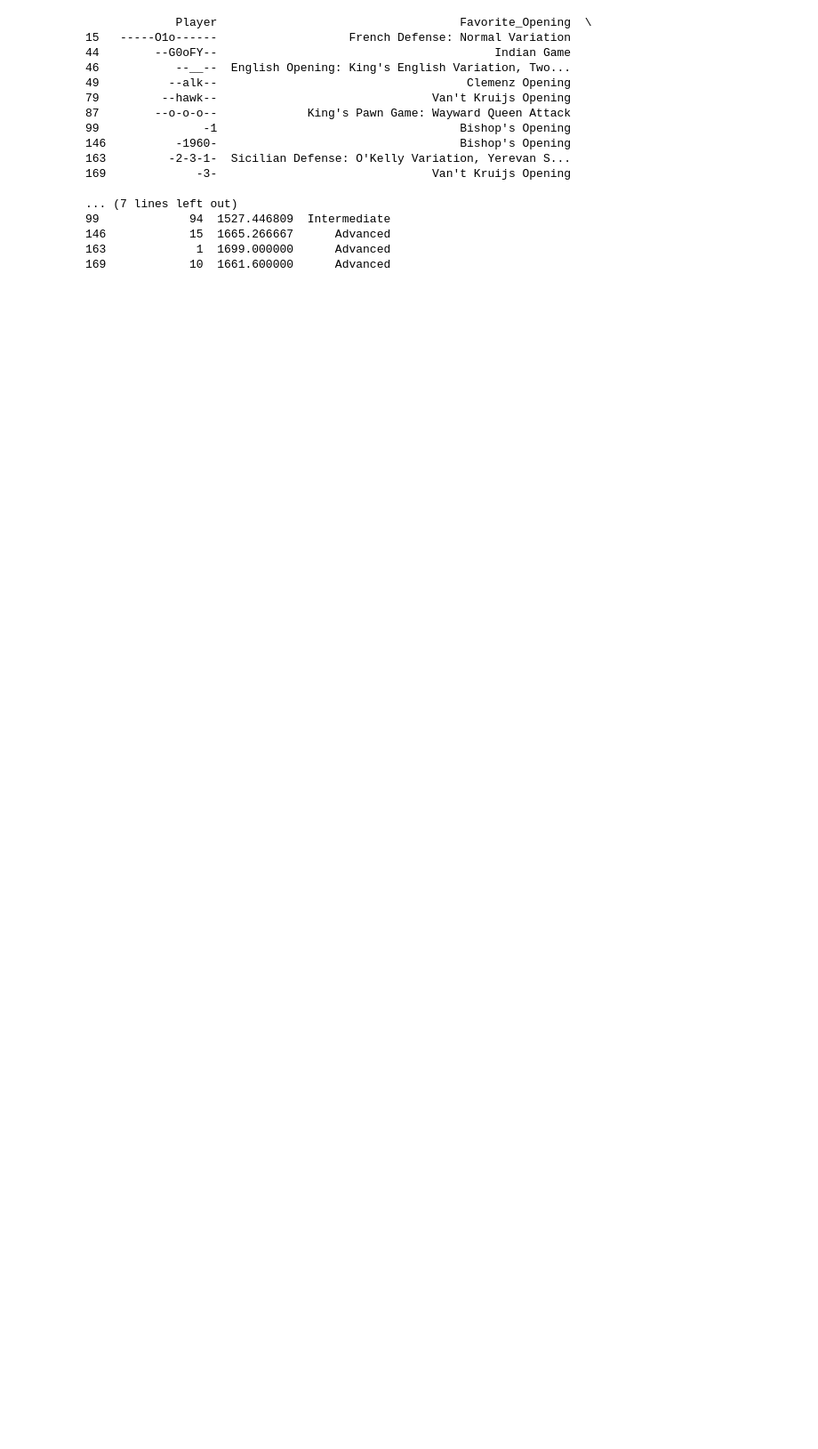
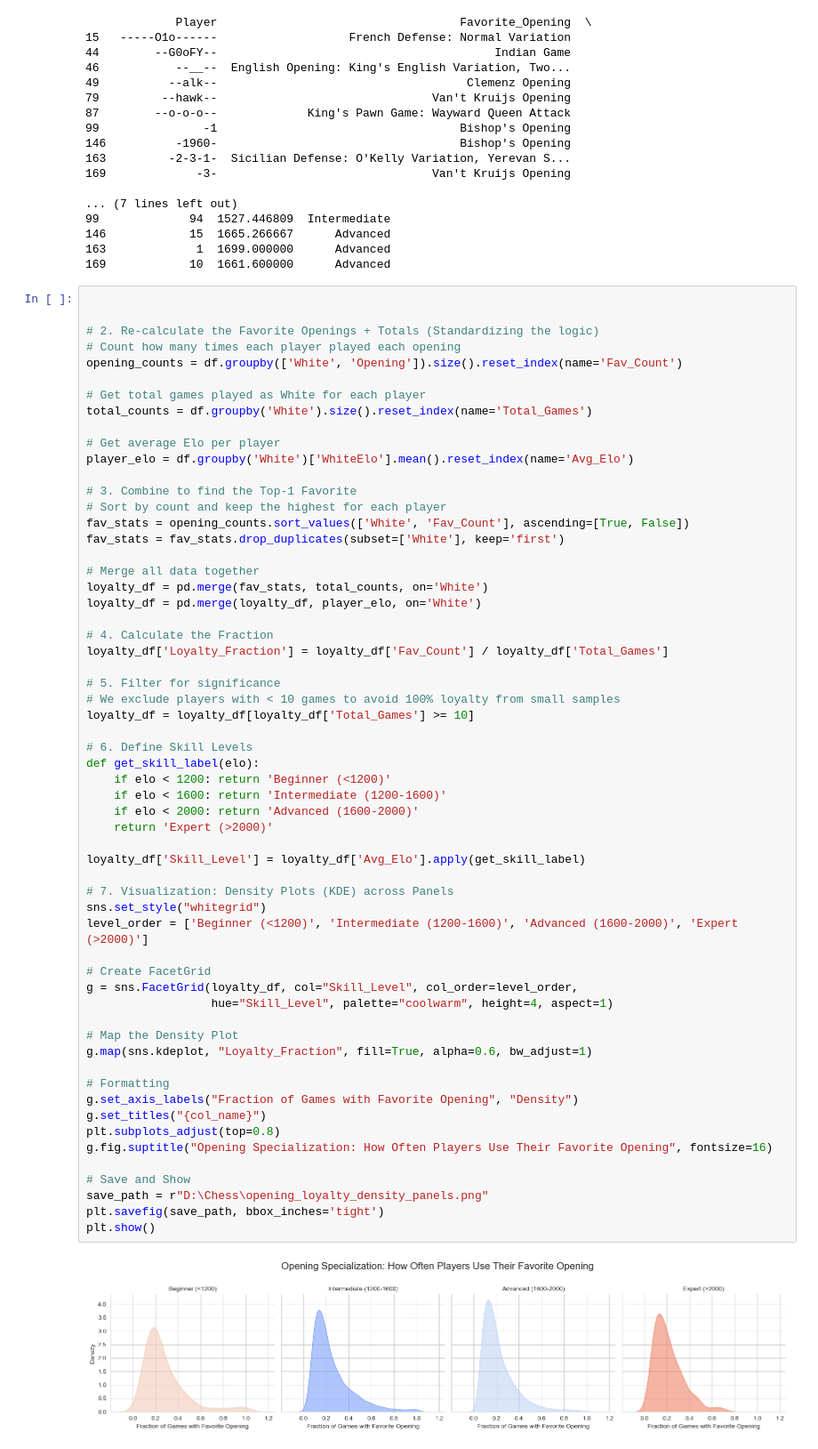
Before and after one commit to SalmaAllam8/chess-players-performance-analysis-, a Jupyter notebook: opening analysis.ipynb, the cells around one changed output. Shown at 89% size. Drawn from its saved outputs; the diff is of its cells as text; blank space fills up the shorter version.

Commit message:
"favourite opening how often is it  played"

```diff
--- a/opening analysis.ipynb
+++ b/opening analysis.ipynb
@@ -175,3 +175,64 @@ print(favorite_openings.head(10))
 146            15  1665.266667      Advanced
 163             1  1699.000000      Advanced
 169            10  1661.600000      Advanced
+# %%
+
+
+# 2. Re-calculate the Favorite Openings + Totals (Standardizing the logic)
+# Count how many times each player played each opening
+opening_counts = df.groupby(['White', 'Opening']).size().reset_index(name='Fav_Count')
+
+# Get total games played as White for each player
+total_counts = df.groupby('White').size().reset_index(name='Total_Games')
+
+# Get average Elo per player
+player_elo = df.groupby('White')['WhiteElo'].mean().reset_index(name='Avg_Elo')
+
+# 3. Combine to find the Top-1 Favorite
+# Sort by count and keep the highest for each player
+fav_stats = opening_counts.sort_values(['White', 'Fav_Count'], ascending=[True, False])
+fav_stats = fav_stats.drop_duplicates(subset=['White'], keep='first')
+
+# Merge all data together
+loyalty_df = pd.merge(fav_stats, total_counts, on='White')
+loyalty_df = pd.merge(loyalty_df, player_elo, on='White')
+
+# 4. Calculate the Fraction
+loyalty_df['Loyalty_Fraction'] = loyalty_df['Fav_Count'] / loyalty_df['Total_Games']
+
+# 5. Filter for significance
+# We exclude players with < 10 games to avoid 100% loyalty from small samples
+loyalty_df = loyalty_df[loyalty_df['Total_Games'] >= 10]
+
+# 6. Define Skill Levels
+def get_skill_label(elo):
+    if elo < 1200: return 'Beginner (<1200)'
+    if elo < 1600: return 'Intermediate (1200-1600)'
+    if elo < 2000: return 'Advanced (1600-2000)'
+    return 'Expert (>2000)'
+
+loyalty_df['Skill_Level'] = loyalty_df['Avg_Elo'].apply(get_skill_label)
+
+# 7. Visualization: Density Plots (KDE) across Panels
+sns.set_style("whitegrid")
+level_order = ['Beginner (<1200)', 'Intermediate (1200-1600)', 'Advanced (1600-2000)', 'Expert (>2000)']
+
+# Create FacetGrid
+g = sns.FacetGrid(loyalty_df, col="Skill_Level", col_order=level_order,
+                  hue="Skill_Level", palette="coolwarm", height=4, aspect=1)
+
+# Map the Density Plot
+g.map(sns.kdeplot, "Loyalty_Fraction", fill=True, alpha=0.6, bw_adjust=1)
+
+# Formatting
+g.set_axis_labels("Fraction of Games with Favorite Opening", "Density")
+g.set_titles("{col_name}")
+plt.subplots_adjust(top=0.8)
+g.fig.suptitle("Opening Specialization: How Often Players Use Their Favorite Opening", fontsize=16)
+
+# Save and Show
+save_path = r"D:\Chess\opening_loyalty_density_panels.png"
+plt.savefig(save_path, bbox_inches='tight')
+plt.show()
+# %% [output]
+[figure, added]
```
